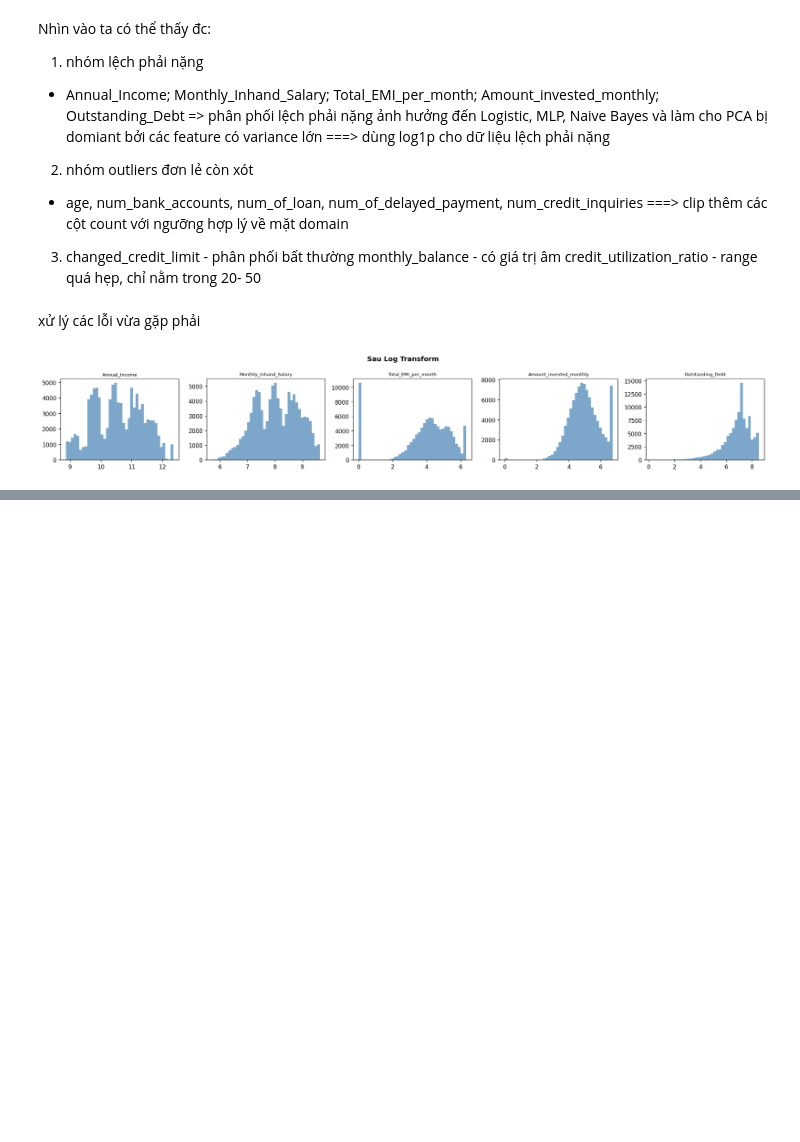
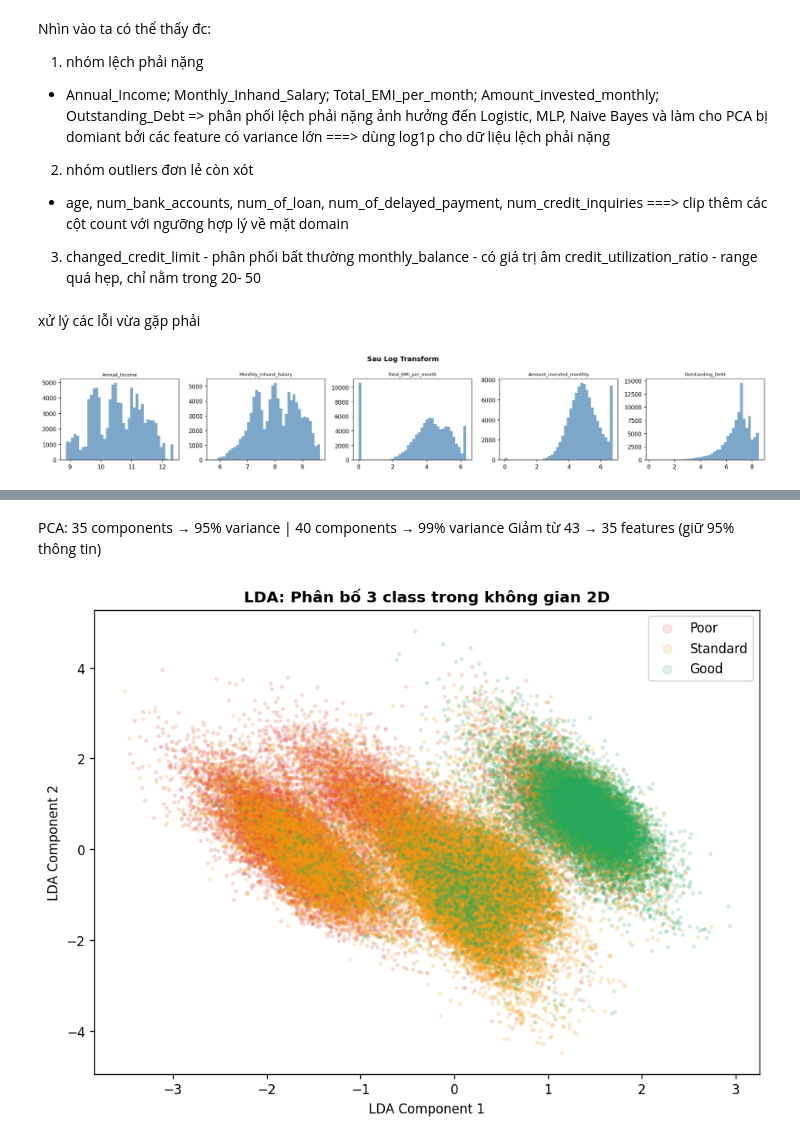
Before and after one commit to VietAnh-205/ml_project_final, a Jupyter notebook: ml_project.ipynb, the cells around one changed output, grey strips where cells are left out. Cells and saved outputs as stored; diff of their text form; code cells hidden in the pictures; blank space fills up the shorter version.

```diff
--- a/ml_project.ipynb
+++ b/ml_project.ipynb
@@ -647,0 +796,27 @@ fig.show()
+# %% [markdown]
+PCA: 35 components → 95% variance | 40 components → 99% variance
+Giảm từ 43 → 35 features (giữ 95% thông tin)
+# %%
+lda_analysis = LDA()
+X_train_lda2 = lda_analysis.fit_transform(X_train_scaled, y_train)
+X_test_lda2  = lda_analysis.transform(X_test_scaled)
+
+fig, ax = plt.subplots(figsize=(8, 6))
+colors_map = {0: '#e74c3c', 1: '#f39c12', 2: '#27ae60'}
+labels_map  = {0: 'Poor', 1: 'Standard', 2: 'Good'}
+
+for cls in [0, 1, 2]:
+    mask = y_train == cls
+    ax.scatter(X_train_lda2[mask, 0], X_train_lda2[mask, 1],
+               c=colors_map[cls], label=labels_map[cls],
+               alpha=0.15, s=5)
+
+ax.set_xlabel('LDA Component 1')
+ax.set_ylabel('LDA Component 2')
+ax.set_title('LDA: Phân bố 3 class trong không gian 2D', fontweight='bold')
+ax.legend(markerscale=3)
+plt.tight_layout()
+plt.savefig('08_lda_scatter.png', dpi=150, bbox_inches='tight')
+plt.show()
+# %% [output]
+[figure, added]
```
Also changed, not shown: parts of 16 cells of this notebook, 4 other files.
